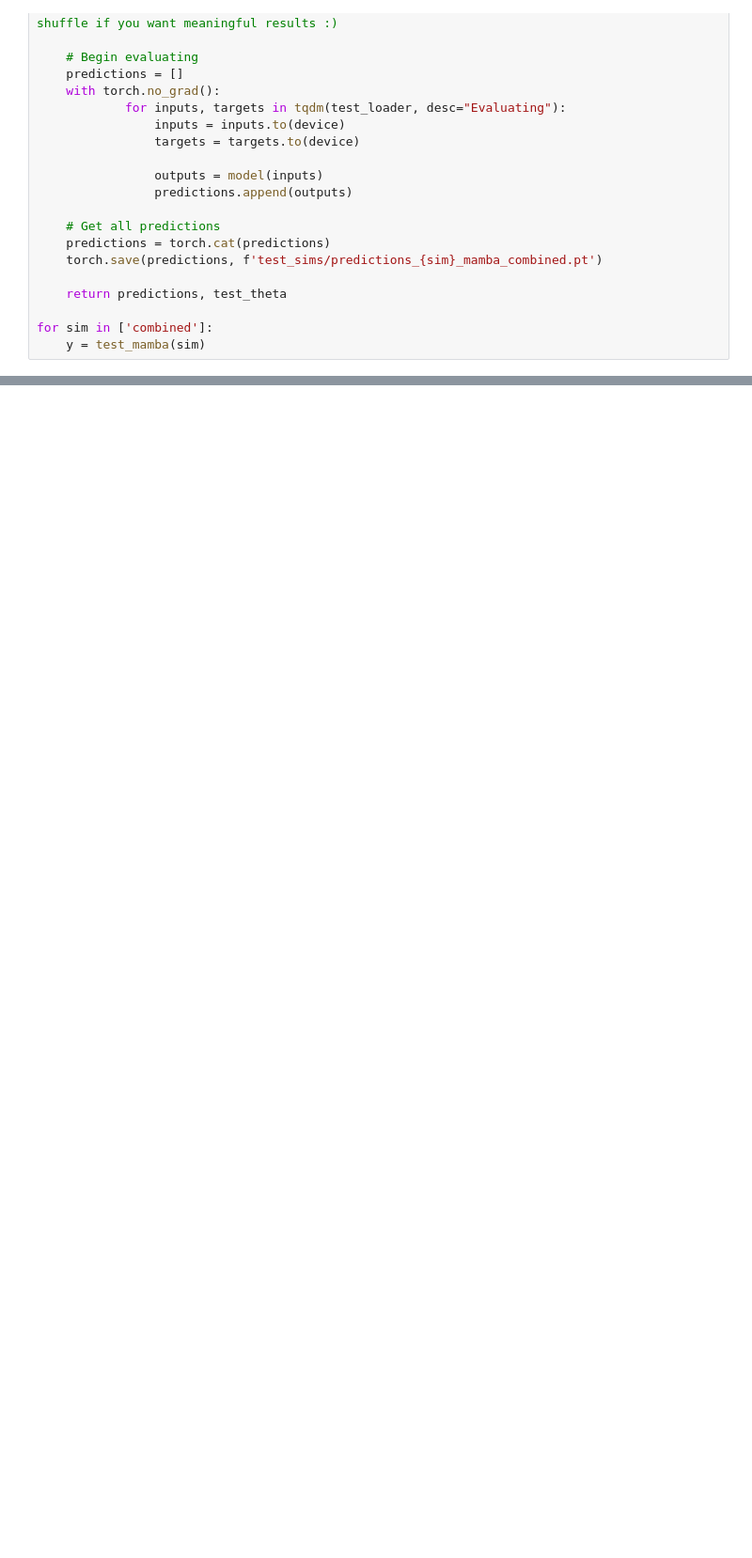
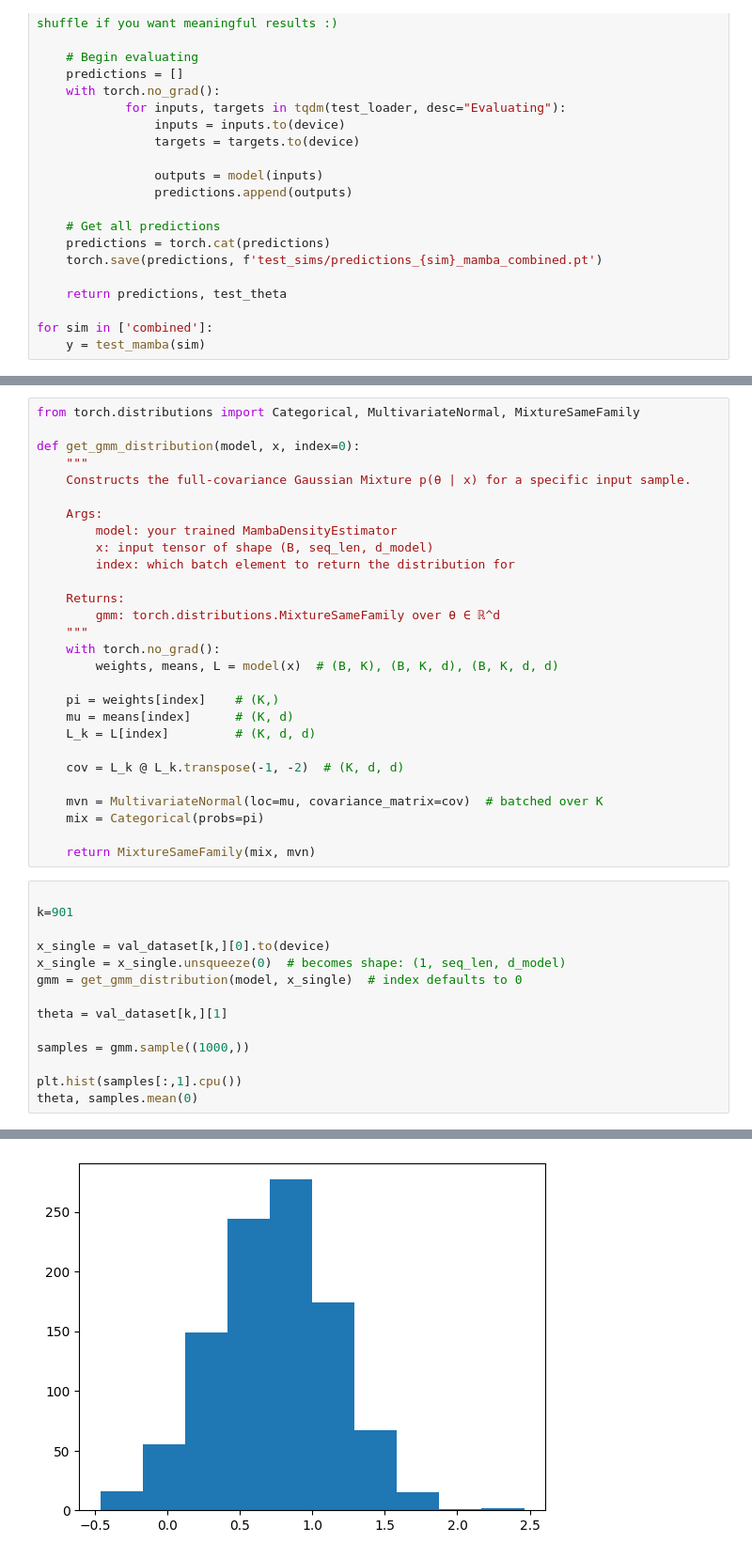
Before and after one commit to nadavbennun1/wf_ext, a Jupyter notebook: mamba.ipynb, the cells around one changed output, grey strips where cells are left out. Shown at 94% size. Cells and saved outputs as stored; diff of their text form; blank space fills up the shorter version.

```diff
--- a/mamba.ipynb
+++ b/mamba.ipynb
@@ -238,0 +452,43 @@ count_parameters(model)
+# %%
+from torch.distributions import Categorical, MultivariateNormal, MixtureSameFamily
+
+def get_gmm_distribution(model, x, index=0):
+    """
+    Constructs the full-covariance Gaussian Mixture p(θ | x) for a specific input sample.
+
+    Args:
+        model: your trained MambaDensityEstimator
+        x: input tensor of shape (B, seq_len, d_model)
+        index: which batch element to return the distribution for
+
+    Returns:
+        gmm: torch.distributions.MixtureSameFamily over θ ∈ ℝ^d
+    """
+    with torch.no_grad():
+        weights, means, L = model(x)  # (B, K), (B, K, d), (B, K, d, d)
+
+    pi = weights[index]    # (K,)
+    mu = means[index]      # (K, d)
+    L_k = L[index]         # (K, d, d)
+
+    cov = L_k @ L_k.transpose(-1, -2)  # (K, d, d)
+
+    mvn = MultivariateNormal(loc=mu, covariance_matrix=cov)  # batched over K
+    mix = Categorical(probs=pi)
+
+    return MixtureSameFamily(mix, mvn)
+# %%
+
+k=901
+
+x_single = val_dataset[k,][0].to(device)
+x_single = x_single.unsqueeze(0)  # becomes shape: (1, seq_len, d_model)
+gmm = get_gmm_distribution(model, x_single)  # index defaults to 0
+
+theta = val_dataset[k,][1]
+
+samples = gmm.sample((1000,))
+
+plt.hist(samples[:,1].cpu())
+theta, samples.mean(0)
+# %% [output]
@@ -238,0 +497 @@ count_parameters(model)
+[figure, added]
```
Also changed, not shown: parts of 11 cells of this notebook, 15 other files.
